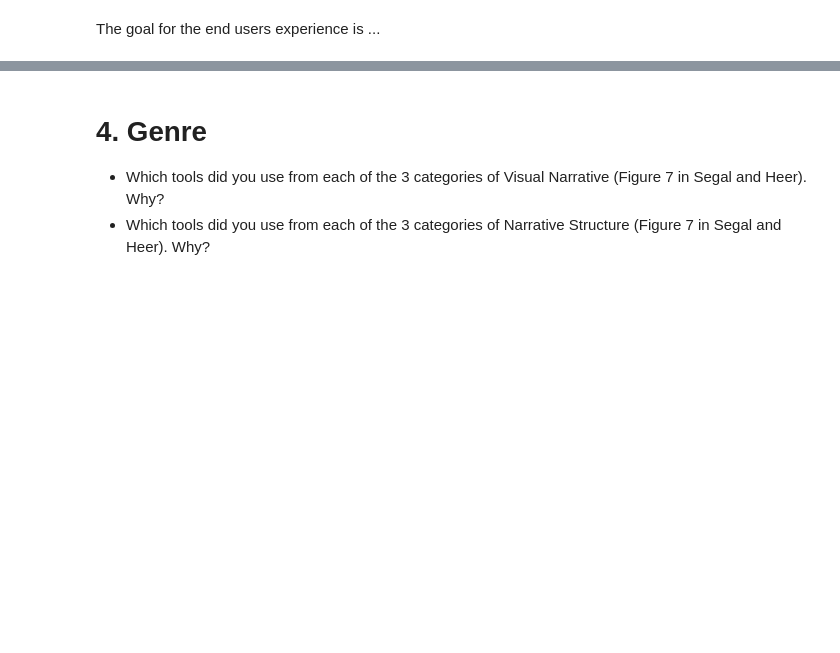
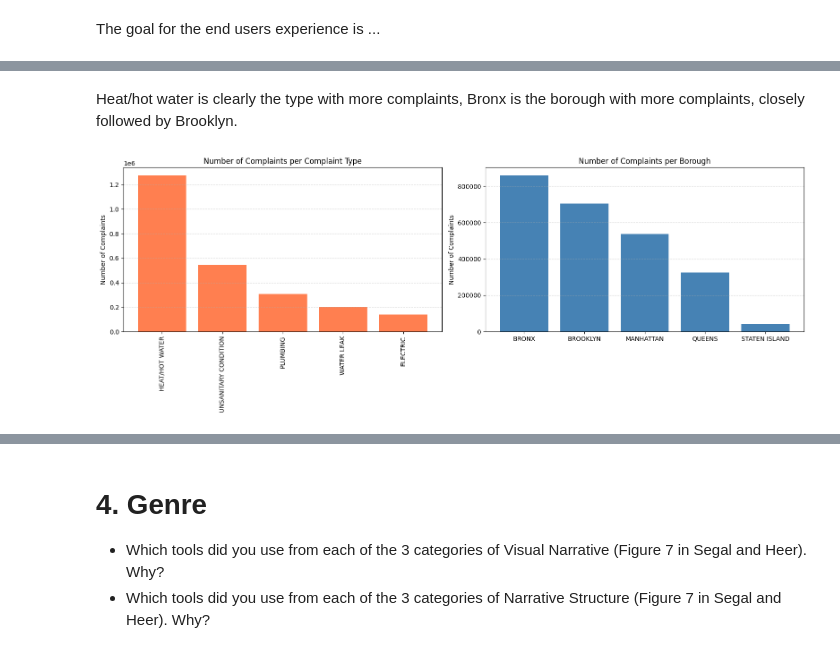
Before and after one commit to mariatmvendas/sdata_project, a Jupyter notebook: final_notebook.ipynb, the cells around one changed output, grey strips where cells are left out. Drawn from its saved outputs; the diff is of its cells as text; code cells hidden in the pictures; blank space fills up the shorter version.

```diff
--- a/final_notebook.ipynb
+++ b/final_notebook.ipynb
@@ -46,0 +50,4 @@ The goal for the end users experience is ...
+# %%
+df_complaints=pd.read_csv("data/complaints21_25_original.csv")
+df_complaints = df_complaints.drop(columns=["agency_name"])
+df_complaints.head()
@@ -46,0 +74,16 @@ The goal for the end users experience is ...
+# %%
+df_complaints = df_complaints.dropna()
+print(f"Number of observations after droping NaN in zip: {len(df_complaints)}\n")
+
+df_complaints["created_date"] = pd.to_datetime(df_complaints["created_date"], errors="coerce")
+print(f"Rows with unparseable dates: {df_complaints['created_date'].isna().sum()}")
+df_complaints["created_date"]=pd.to_datetime(df_complaints["created_date"]) #add smth for errors
+print(f"Date range: {df_complaints["created_date"].min()}, {df_complaints["created_date"].max()}\n")
+
+unique_comp=list(df_complaints["complaint_type"].unique())
+print(f"Number of types of complaints: {len(unique_comp)}")
+print(f"Types of compaints: {unique_comp}\n")
+
+print(f"Number of different zipcodes: {len(df_complaints["incident_zip"].unique())}")
+print(f"Number of different boroughs: {len(df_complaints["borough"].unique())}")
+print(df_complaints["borough"].unique())
@@ -46,0 +104,23 @@ The goal for the end users experience is ...
+# %% [markdown]
+Heat/hot water is clearly the type with more complaints, Bronx is the borough with more complaints, closely followed by Brooklyn. <br>
+# %%
+counts_type = df_complaints["complaint_type"].value_counts()
+comp_borough = df_complaints["borough"].value_counts()
+
+plt.figure(figsize=(16, 6))
+plt.subplot(1, 2, 1)
+plt.bar(counts_type.index, counts_type.values, color='coral')
+plt.title("Number of Complaints per Complaint Type")
+plt.ylabel("Number of Complaints")
+plt.xticks(rotation=90)
+plt.grid(axis='y', linestyle='--', alpha=0.5)
+
+plt.subplot(1, 2, 2)
+plt.bar(comp_borough.index, comp_borough.values, color='steelblue')
+plt.title("Number of Complaints per Borough")
+plt.ylabel("Number of Complaints")
+plt.grid(axis='y', linestyle='--', alpha=0.5)
+plt.tight_layout()
+plt.show()
+# %% [output]
+[figure, added]
```
Also changed, not shown: parts of 50 cells of this notebook, 6 other files.
